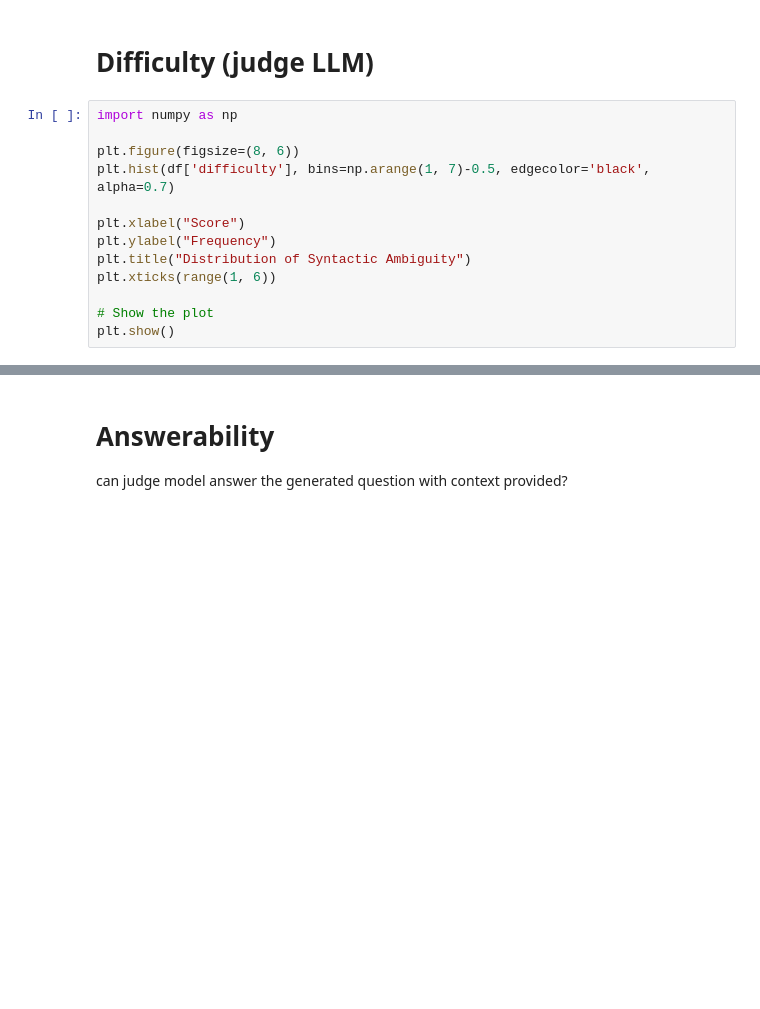
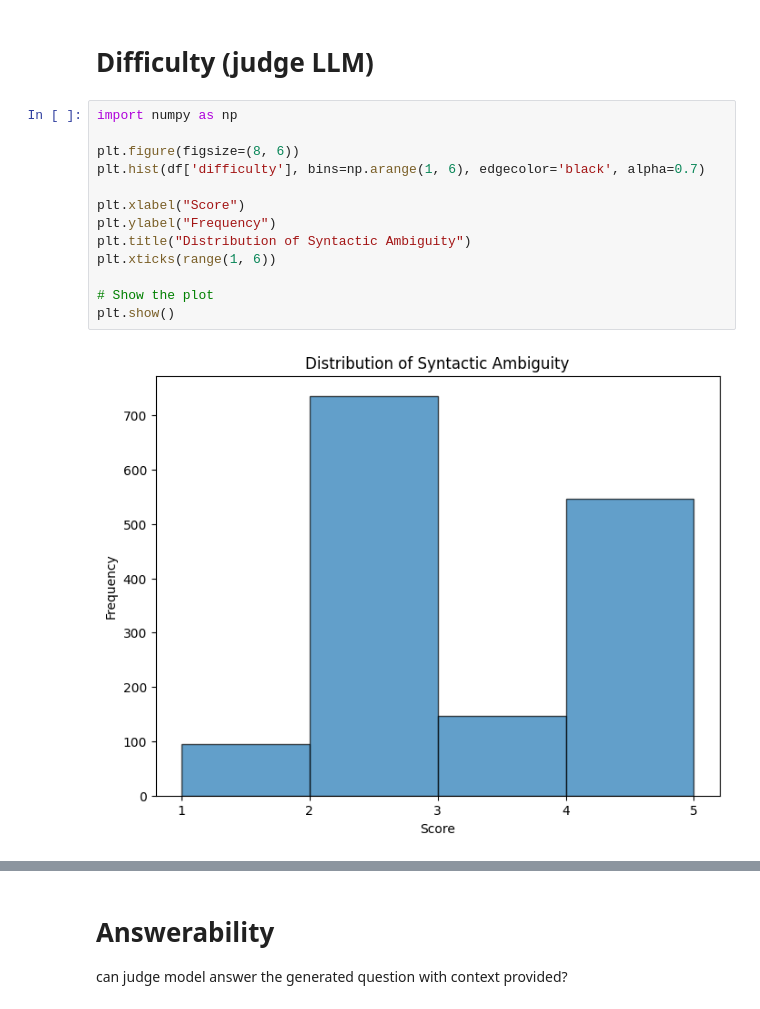
Before and after one commit to asanchez75/slm-mcq-eval, a Jupyter notebook: notebooks/base_model_results/gpt4/temp7.ipynb, the cells around one changed output, grey strips where cells are left out. Drawn from its saved outputs; the diff is of its cells as text; blank space fills up the shorter version.

```diff
--- a/notebooks/base_model_results/gpt4/temp7.ipynb
+++ b/notebooks/base_model_results/gpt4/temp7.ipynb
@@ -176,13 +246,15 @@ plt.title("Distribution of Ambiguity")
 # %%
 import numpy as np
 
 plt.figure(figsize=(8, 6))
-plt.hist(df['difficulty'], bins=np.arange(1, 7)-0.5, edgecolor='black', alpha=0.7)
+plt.hist(df['difficulty'], bins=np.arange(1, 6), edgecolor='black', alpha=0.7)
 
 plt.xlabel("Score")
 plt.ylabel("Frequency")
 plt.title("Distribution of Syntactic Ambiguity")
 plt.xticks(range(1, 6))
 
 # Show the plot
 plt.show()
+# %% [output]
+[figure, added]
```
Also changed, not shown: parts of 25 cells of this notebook, 3 other files.
